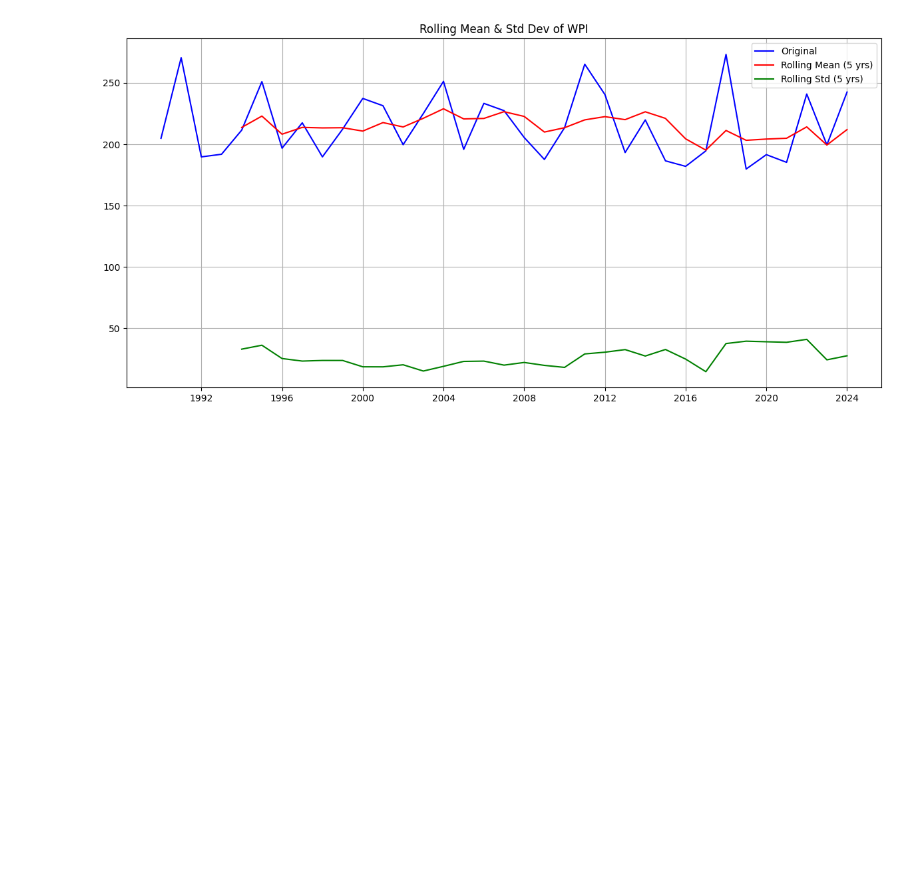
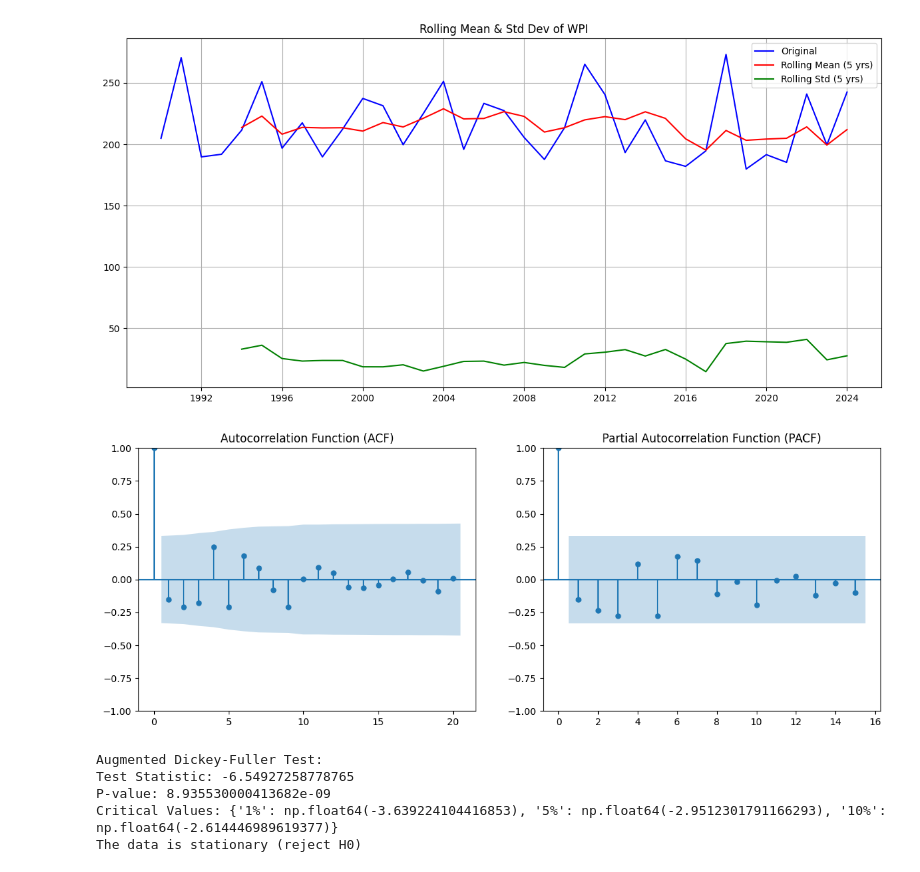
Before and after one commit to Sonic-Sound/ERROR-404-SQUAD, a Jupyter notebook: ERROR_404_SQUAD.ipynb, the cells around one changed output. Drawn from its saved outputs; the diff is of its cells as text; code cells hidden in the pictures; blank space fills up the shorter version.

```diff
--- a/ERROR_404_SQUAD.ipynb
+++ b/ERROR_404_SQUAD.ipynb
@@ -62,3 +95,39 @@ plt.tight_layout()
 plt.show()
 # %% [output]
 [figure]
+# %%
+from statsmodels.graphics.tsaplots import plot_acf, plot_pacf
+fig, ax = plt.subplots(1, 2, figsize=(14, 5))
+
+max_lags = min(15, len(df) // 2 - 1)
+
+plot_acf(df["WPI"], ax=ax[0], lags=20)
+ax[0].set_title("Autocorrelation Function (ACF)")
+
+plot_pacf(df["WPI"], ax=ax[1], lags=max_lags, method="ywm")
+ax[1].set_title("Partial Autocorrelation Function (PACF)")
+
+plt.show()
+# %% [output]
+[figure, added]
+# %%
+#  Augmented Dickey-Fuller (ADF) Test for Stationarity
+from statsmodels.tsa.stattools import adfuller
+
+adf_result = adfuller(df["WPI"])
+
+print("\nAugmented Dickey-Fuller Test:")
+print(f"Test Statistic: {adf_result[0]}")
+print(f"P-value: {adf_result[1]}")
+print("Critical Values:", adf_result[4])
+
+if adf_result[1] < 0.05:
+    print("The data is stationary (reject H0)")
+else:
+    print("The data is NOT stationary (fail to reject H0)")
+# %% [output]
+Augmented Dickey-Fuller Test:
+Test Statistic: -6.54927258778765
+P-value: 8.935530000413682e-09
+Critical Values: {'1%': np.float64(-3.639224104416853), '5%': np.float64(-2.9512301791166293), '10%': np.float64(-2.614446989619377)}
+The data is stationary (reject H0)
```
Also changed, not shown: parts of 22 cells of this notebook.
